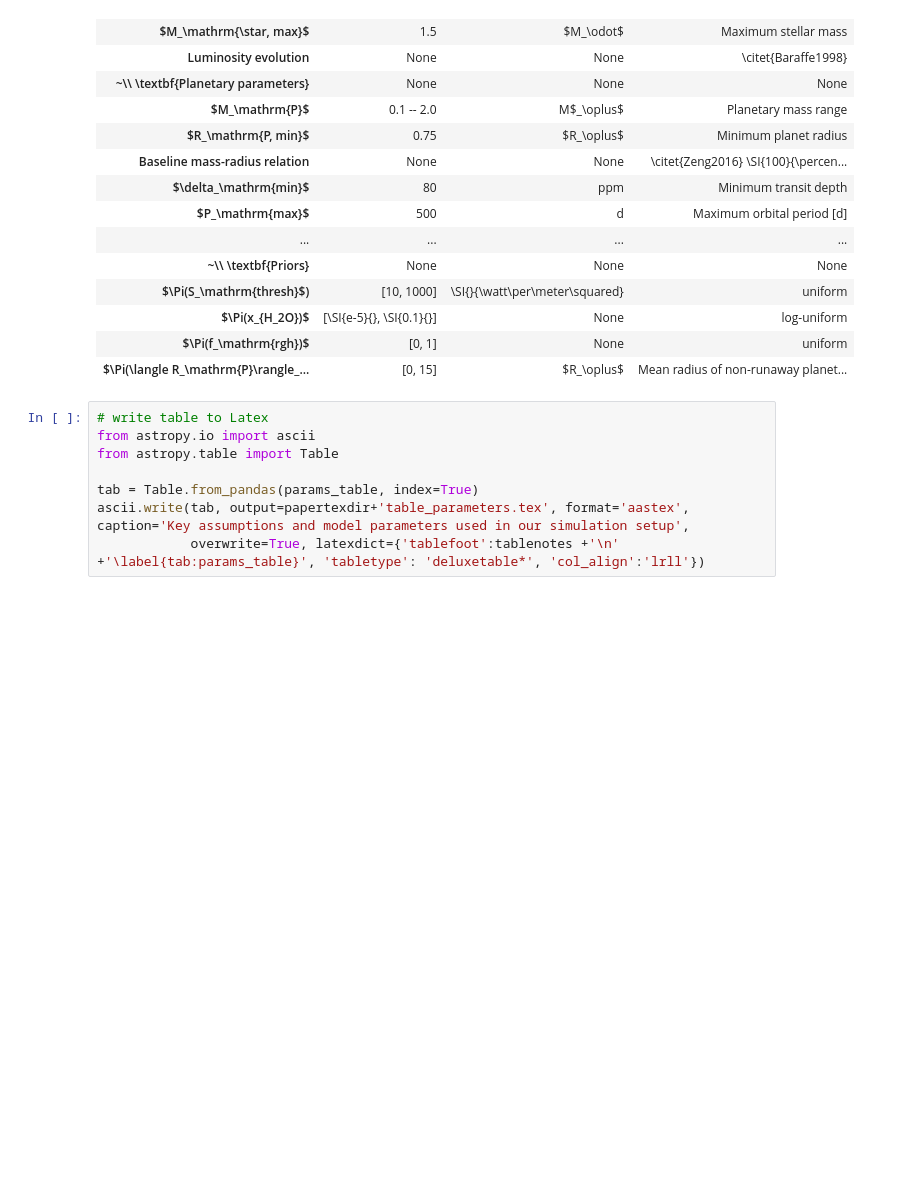
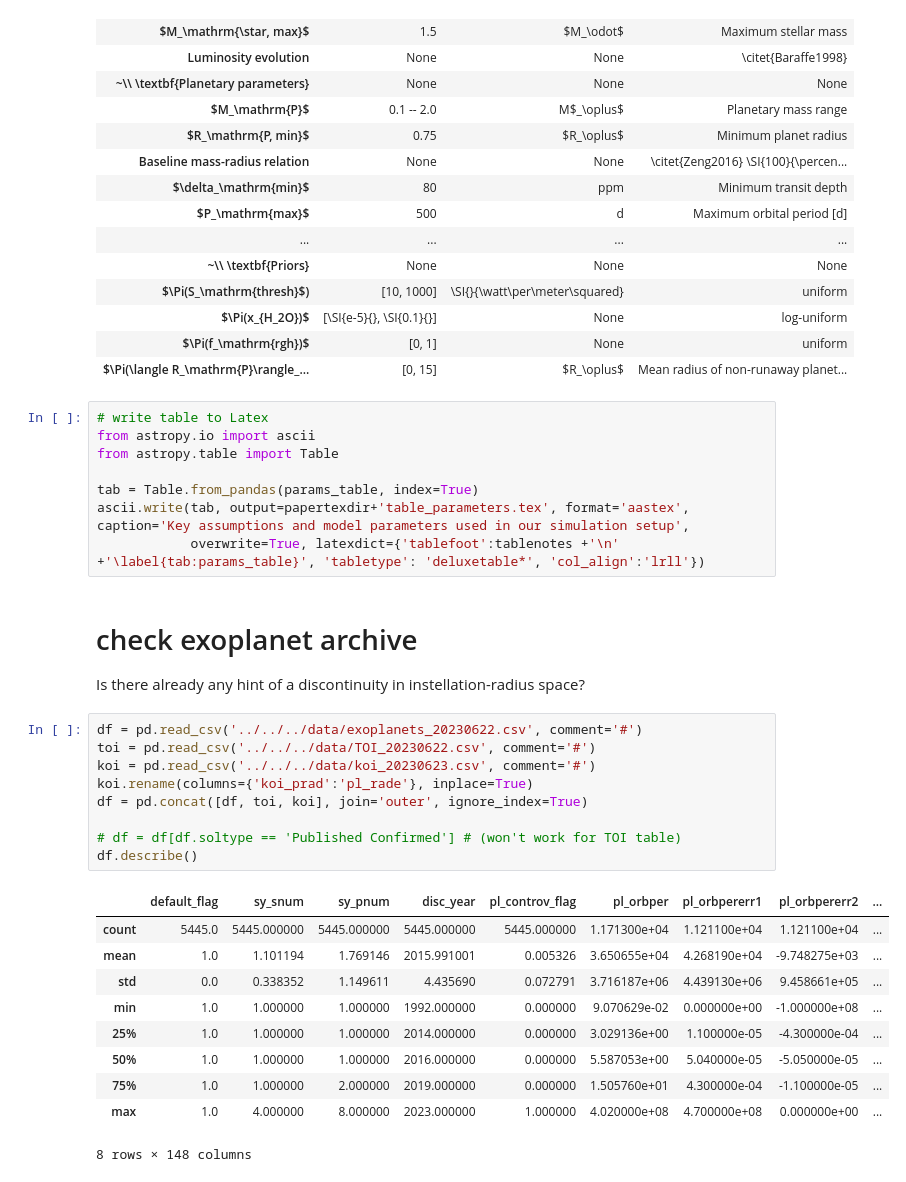
Before and after one commit to matiscke/hz-inner-edge-discontinuity, a Jupyter notebook: src/scripts/magmaocean.ipynb, the cells around one changed output. Saved outputs shown, nothing was run; the diff lists cells and outputs as text; blank space fills up the shorter version.

```diff
--- a/src/scripts/magmaocean.ipynb
+++ b/src/scripts/magmaocean.ipynb
@@ -2088,3 +1991,26 @@ from astropy.table import Table
 tab = Table.from_pandas(params_table, index=True)
 ascii.write(tab, output=papertexdir+'table_parameters.tex', format='aastex', caption='Key assumptions and model parameters used in our simulation setup',
             overwrite=True, latexdict={'tablefoot':tablenotes +'\n' +'\label{tab:params_table}', 'tabletype': 'deluxetable*', 'col_align':'lrll'})
+# %% [markdown]
+# check exoplanet archive
+Is there already any hint of a discontinuity in instellation-radius space?
+# %%
+df = pd.read_csv('../../../data/exoplanets_20230622.csv', comment='#')
+toi = pd.read_csv('../../../data/TOI_20230622.csv', comment='#')
+koi = pd.read_csv('../../../data/koi_20230623.csv', comment='#')
+koi.rename(columns={'koi_prad':'pl_rade'}, inplace=True)
+df = pd.concat([df, toi, koi], join='outer', ignore_index=True)
+
+# df = df[df.soltype == 'Published Confirmed'] # (won't work for TOI table)
+df.describe()
+# %% [output]
+|  | default_flag | sy_snum | sy_pnum | disc_year | pl_controv_flag | pl_orbper | pl_orbpererr1 | pl_orbpererr2 | ... |
+| count | 5445.0 | 5445.000000 | 5445.000000 | 5445.000000 | 5445.000000 | 1.171300e+04 | 1.121100e+04 | 1.121100e+04 | ... |
+| mean | 1.0 | 1.101194 | 1.769146 | 2015.991001 | 0.005326 | 3.650655e+04 | 4.268190e+04 | -9.748275e+03 | ... |
+| std | 0.0 | 0.338352 | 1.149611 | 4.435690 | 0.072791 | 3.716187e+06 | 4.439130e+06 | 9.458661e+05 | ... |
+| min | 1.0 | 1.000000 | 1.000000 | 1992.000000 | 0.000000 | 9.070629e-02 | 0.000000e+00 | -1.000000e+08 | ... |
+| 25% | 1.0 | 1.000000 | 1.000000 | 2014.000000 | 0.000000 | 3.029136e+00 | 1.100000e-05 | -4.300000e-04 | ... |
+| 50% | 1.0 | 1.000000 | 1.000000 | 2016.000000 | 0.000000 | 5.587053e+00 | 5.040000e-05 | -5.050000e-05 | ... |
+| 75% | 1.0 | 1.000000 | 2.000000 | 2019.000000 | 0.000000 | 1.505760e+01 | 4.300000e-04 | -1.100000e-05 | ... |
+| max | 1.0 | 4.000000 | 8.000000 | 2023.000000 | 1.000000 | 4.020000e+08 | 4.700000e+08 | 0.000000e+00 | ... |
+8 rows × 148 columns
```
Also changed, not shown: parts of 21 cells of this notebook.
